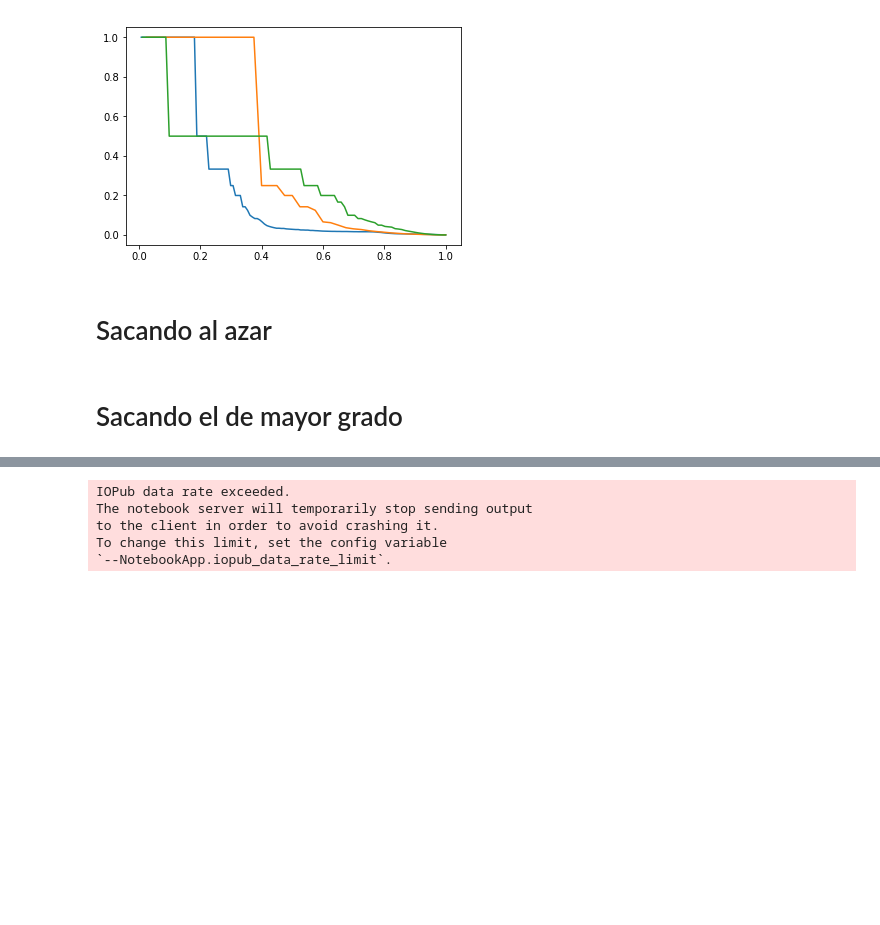
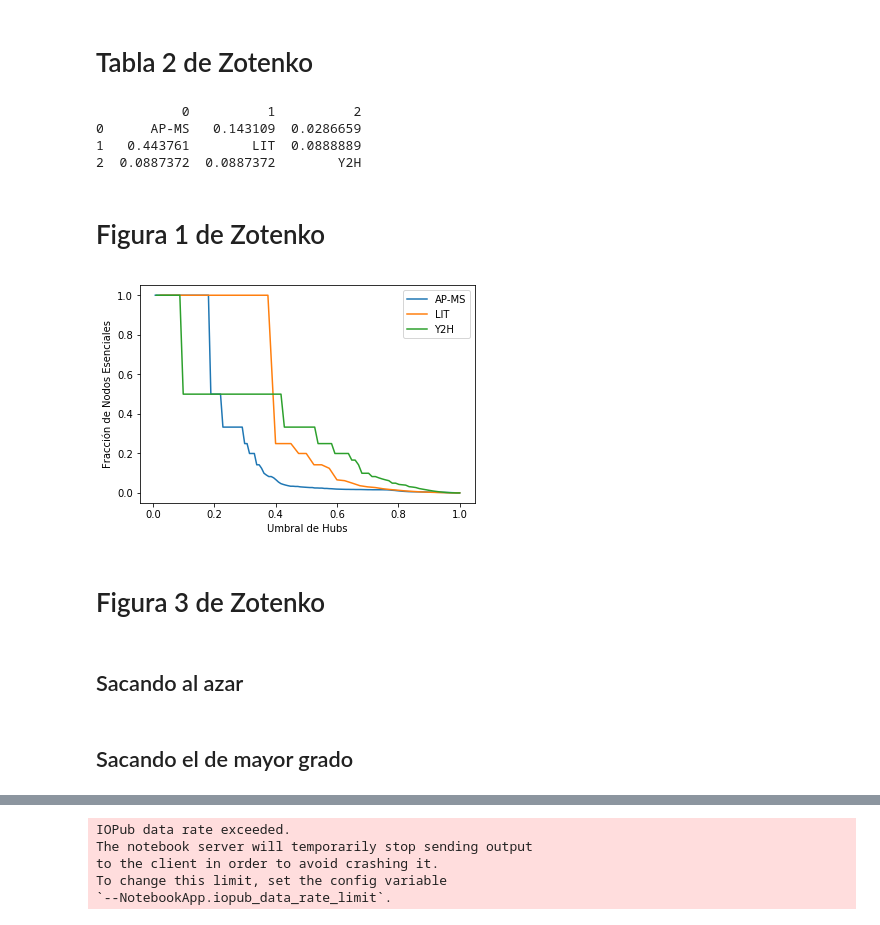
Before and after one commit to fedesevle/Redes_FLEM, a Jupyter notebook: TP2/TP_2.ipynb, the cells around one changed output, grey strips where cells are left out. Drawn from its saved outputs; the diff is of its cells as text; code cells hidden in the pictures; blank space fills up the shorter version.

```diff
--- a/TP2/TP_2.ipynb
+++ b/TP2/TP_2.ipynb
@@ -131,0 +3,17 @@ print(cont/H.number_of_edges())
+# %%
+import matplotlib.pylab as plt
+import networkx as nx
+import numpy as np
+import pandas as pd
+def ldata(archive):
+    f=open(archive)
+    data=[]
+    for line in f:
+        line=line.strip()
+        col=line.split()
+        data.append(col)
+    return data
+a=ldata("yeast_AP-MS.txt");b=ldata("yeast_LIT.txt");d=ldata("yeast_Y2H.txt")
+G = nx.Graph();G.add_edges_from(a)
+H = nx.Graph();H.add_edges_from(b)
+J = nx.Graph();J.add_edges_from(d)
@@ -132,3 +51,24 @@ print(cont/H.number_of_edges())
+# %% [markdown]
+# Tabla 2 de Zotenko
+# %%
+def proporcion_edges(RED1,RED2):
+    cont = 0
+    for i in RED1.edges:
+        if i in RED2.edges:
+            cont=cont+1
+    return(cont/RED1.number_of_edges())
+GH=proporcion_edges(G,H);GJ=proporcion_edges(G,J)
+HG=proporcion_edges(H,G);HJ=proporcion_edges(H,J)
+JG=proporcion_edges(J,G);JH=proporcion_edges(J,H)
+col1=['AP-MS', GH, GJ];col2=[HG, 'LIT', HJ];col3=[JG, JH, 'Y2H']
+
+Tabla_2=pd.DataFrame(data=[col1, col2, col3])
+print(Tabla_2)
+# %% [output]
+           0          1          2
+0      AP-MS   0.143109  0.0286659
+1   0.443761        LIT  0.0888889
+2  0.0887372  0.0887372        Y2H
 # %%
 es=ldata("esenciales.txt")
 
@@ -152,6 +92,8 @@ for i in H.nodes:
 for n in es:
     if n[0] in H.nodes:
         H.nodes[n[0]]["es"] = 1
+# %% [markdown]
+# Figura 1 de Zotenko
 # %%
 grados = [gra for (nom,gra) in G.degree()] # [lo_que_quiero  for los_elementos in iterable]
 nombre = [nom for (nom,gra) in G.degree()] # [lo_que_quiero  for los_elementos in iterable]
@@ -194,39 +136,40 @@ for i in range(max(Datos)):
     frac.append(ese/float(ese+noese))
     xi=1-1/max(Datos)*i
     x.append(xi)
 Hx=x.copy()
 Hfrac=frac.copy()
 
 grados = [gra for (nom,gra) in J.degree()] # [lo_que_quiero  for los_elementos in iterable]
 nombre = [nom for (nom,gra) in J.degree()] # [lo_que_quiero  for los_elementos in iterable]
 Datos = np.asarray(grados)
 
 frac=[]
 x=[]
 
 for i in range(max(Datos)):
     ese=0
     noese=0
     for j in range(len(Datos)):
         if Datos[j]>=i:
             if J.nodes[nombre[j]]['es']==1:
                 ese=+1
             else:
                 noese=noese+1
     frac.append(ese/float(ese+noese))
     xi=1-1/max(Datos)*i
     x.append(xi)
 Jx=x.copy()
 Jfrac=frac.copy()
 
-plt.plot(Gx,Gfrac)
-plt.plot(Hx,Hfrac)
-plt.plot(Jx,Jfrac)
+plt.plot(Gx,Gfrac,label='AP-MS');plt.plot(Hx,Hfrac,label='LIT');plt.plot(Jx,Jfrac,label='Y2H')
+plt.legend();plt.ylabel("Fracción de Nodos Esenciales");plt.xlabel("Umbral de Hubs")
 plt.show()
 # %% [output]
-[figure, old version]
+[figure, new version]
+# %% [markdown]
+# Figura 3 de Zotenko
 # %% [markdown]
-# Sacando al azar
+## Sacando al azar
 # %%
 import random
 def sacar_random(RED):
@@ -250,7 +193,7 @@ def sacar_random(RED):
         GG=Componente_Gigante.copy()
     return(pasos,dg)
 # %% [markdown]
-# Sacando el de mayor grado
+## Sacando el de mayor grado
 # %%
 def sacar_grado(RED):
     GG=RED.copy() #Copio la red
```
Also changed, not shown: parts of 11 cells of this notebook.
